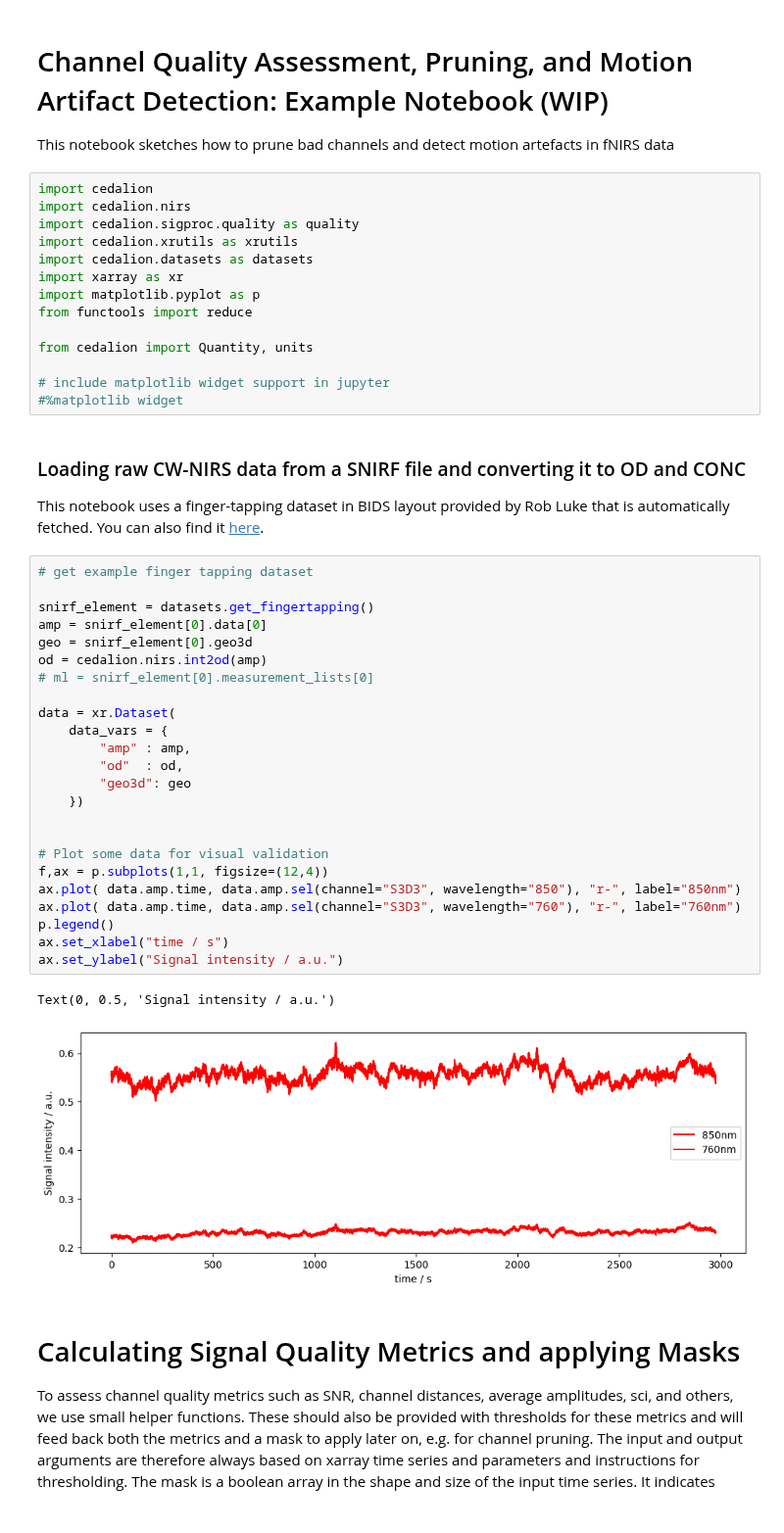
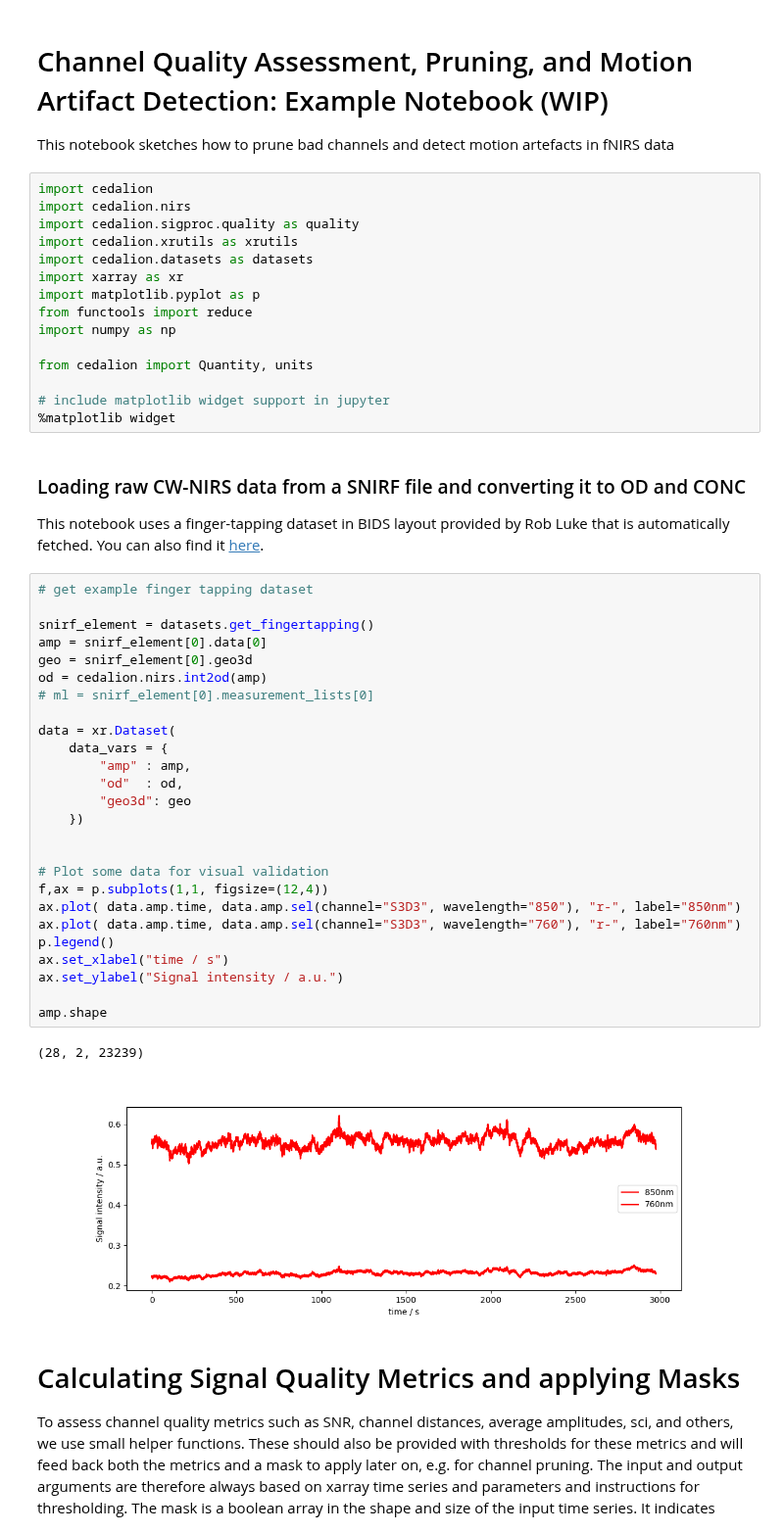
Before and after one commit to ibs-lab/cedalion, a Jupyter notebook: examples/pruning_and_motion_artifacts.ipynb, the cells around one changed output. Shown at 98% size. Drawn from its saved outputs; the diff is of its cells as text.

```diff
--- a/examples/pruning_and_motion_artifacts.ipynb
+++ b/examples/pruning_and_motion_artifacts.ipynb
@@ -11,11 +11,12 @@ import cedalion.datasets as datasets
 import xarray as xr
 import matplotlib.pyplot as p
 from functools import reduce
+import numpy as np
 
 from cedalion import Quantity, units
 
 # include matplotlib widget support in jupyter
-#%matplotlib widget
+%matplotlib widget
 # %% [markdown]
 ### Loading raw CW-NIRS data from a SNIRF file and converting it to OD and CONC
 
@@ -24,30 +25,32 @@ You can also find it [here](https://github.com/rob-luke/BIDS-NIRS-Tapping).
 # %%
 # get example finger tapping dataset
 
 snirf_element = datasets.get_fingertapping()
 amp = snirf_element[0].data[0]
 geo = snirf_element[0].geo3d
 od = cedalion.nirs.int2od(amp)
 # ml = snirf_element[0].measurement_lists[0]
 
 data = xr.Dataset(
     data_vars = {
         "amp" : amp,
         "od"  : od,
         "geo3d": geo
     })
 
 
 # Plot some data for visual validation
 f,ax = p.subplots(1,1, figsize=(12,4))
 ax.plot( data.amp.time, data.amp.sel(channel="S3D3", wavelength="850"), "r-", label="850nm")
 ax.plot( data.amp.time, data.amp.sel(channel="S3D3", wavelength="760"), "r-", label="760nm")
 p.legend()
 ax.set_xlabel("time / s")
 ax.set_ylabel("Signal intensity / a.u.")
+
+amp.shape
 # %% [output]
-Text(0, 0.5, 'Signal intensity / a.u.')
+(28, 2, 23239)
-[figure, old version]
+[figure, new version]
 # %% [markdown]
 # Calculating Signal Quality Metrics and applying Masks
 
```
Also changed, not shown: parts of 3 cells of this notebook, 1 other file.
